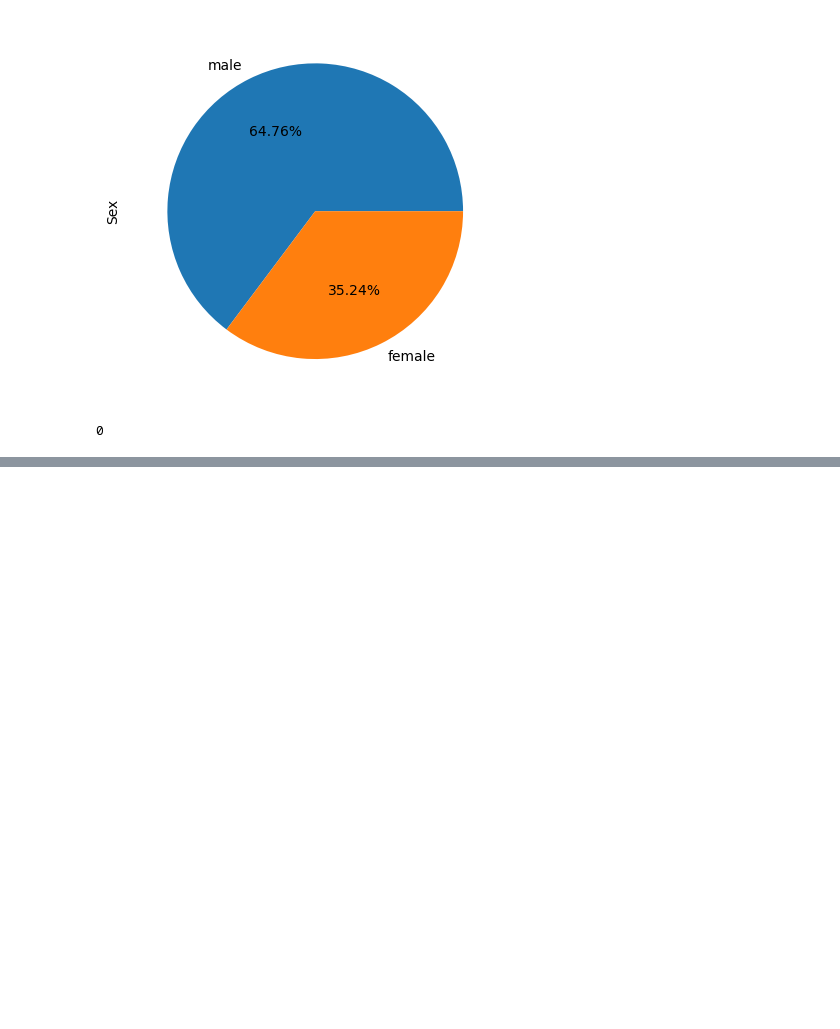
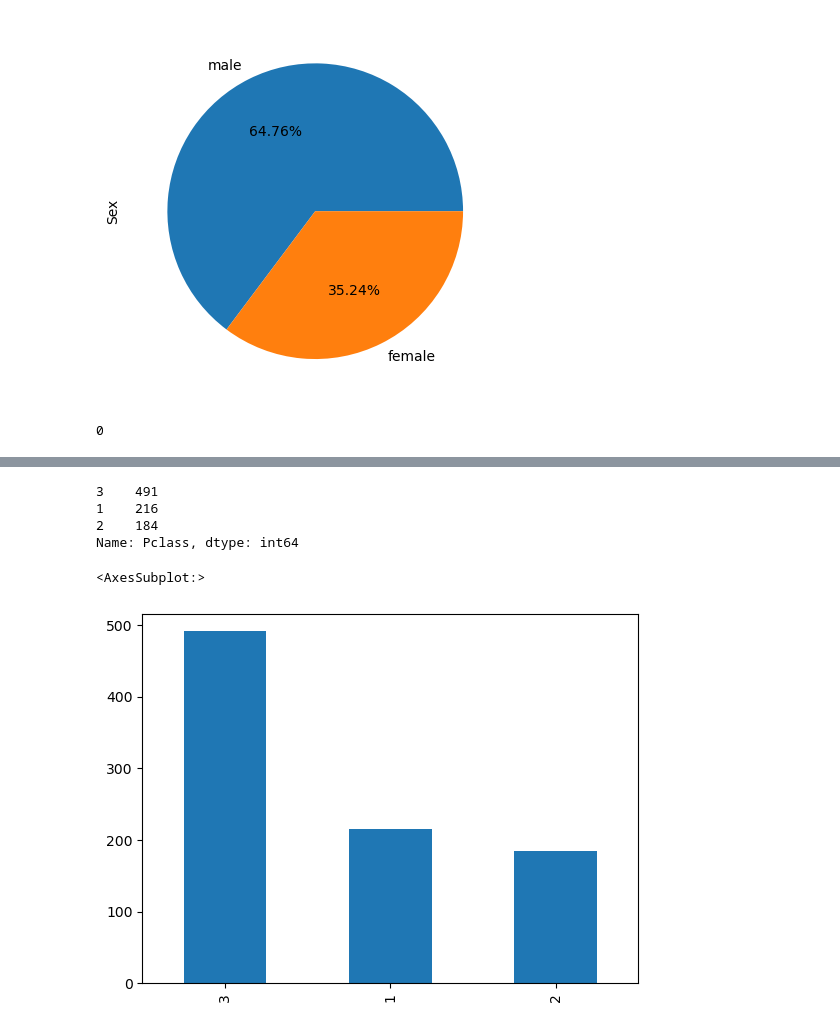
Before and after one commit to chwasiq0569/EDA-on-Titanic-Dataset, a Jupyter notebook: eda-on-titanic-dataset.ipynb, the cells around one changed output, grey strips where cells are left out. Cells and saved outputs as stored; diff of their text form; code cells hidden in the pictures; blank space fills up the shorter version.

Commit message:
Performed Univariate Analysis on Pclass Variable

```diff
--- a/eda-on-titanic-dataset.ipynb
+++ b/eda-on-titanic-dataset.ipynb
@@ -244,0 +258,12 @@ traindf['Sex'].isnull().sum()
+# %%
+traindf['Pclass'].value_counts()
+# %% [output]
+3    491
+1    216
+2    184
+Name: Pclass, dtype: int64
+# %%
+traindf['Pclass'].value_counts().plot(kind='bar')
+# %% [output]
+<AxesSubplot:>
+[figure, added]
```
Also changed, not shown: parts of 5 cells of this notebook.
